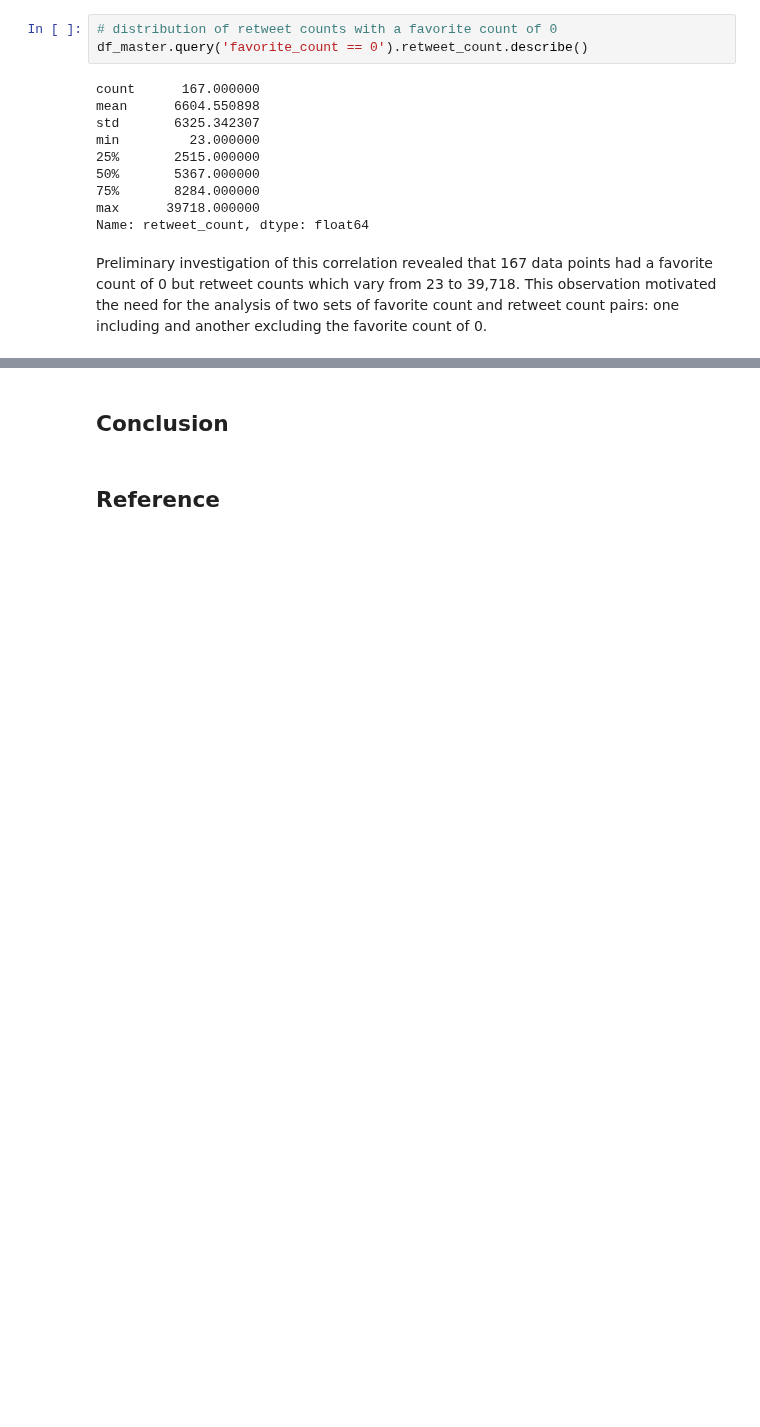
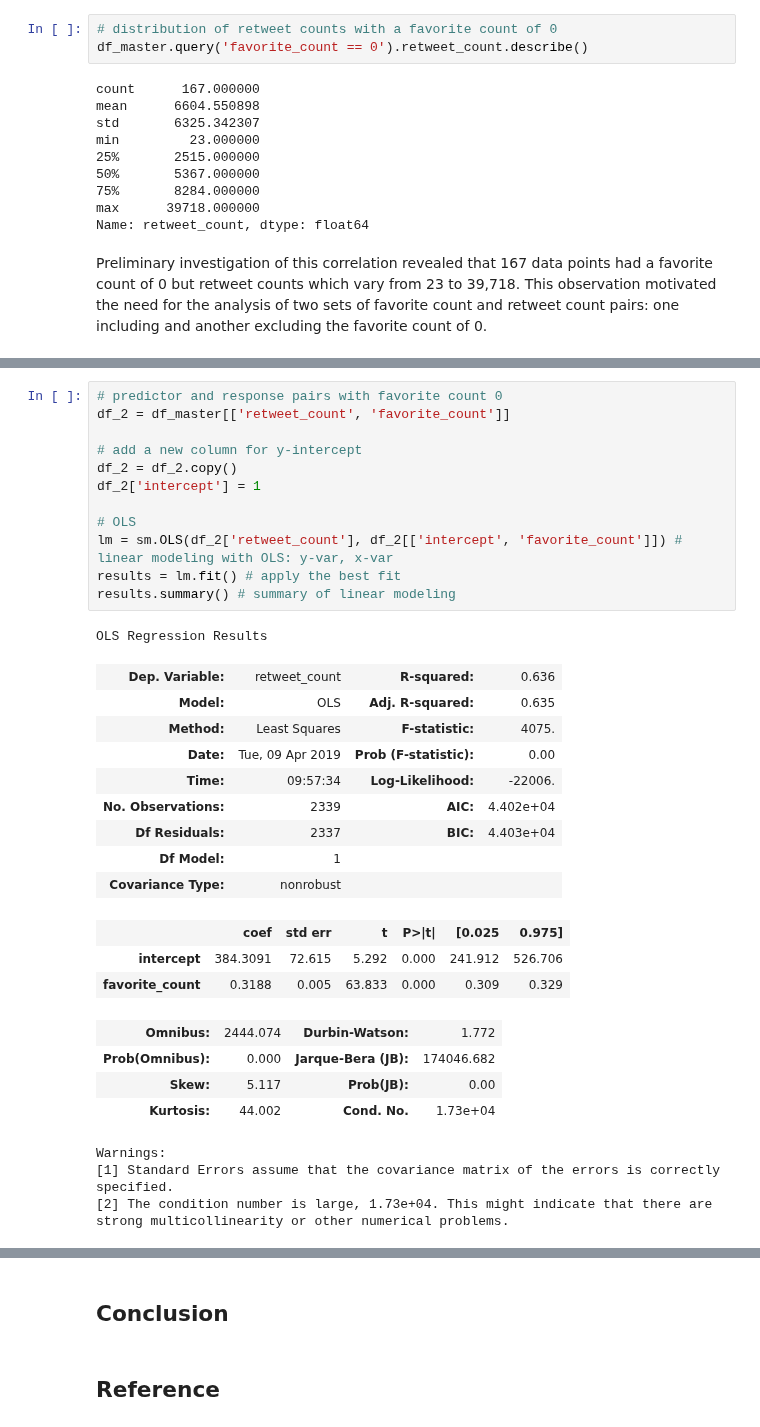
Before and after one commit to jmlcode/p3-analyze-tweet-data, a Jupyter notebook: eda_act.ipynb, the cells around one changed output, grey strips where cells are left out. Cells and saved outputs as stored; diff of their text form; blank space fills up the shorter version.

```diff
--- a/eda_act.ipynb
+++ b/eda_act.ipynb
@@ -347,0 +424,34 @@ Preliminary investigation of this correlation revealed that 167 data points had
+# %%
+# predictor and response pairs with favorite count 0
+df_2 = df_master[['retweet_count', 'favorite_count']]
+
+# add a new column for y-intercept
+df_2 = df_2.copy()
+df_2['intercept'] = 1
+
+# OLS
+lm = sm.OLS(df_2['retweet_count'], df_2[['intercept', 'favorite_count']]) # linear modeling with OLS: y-var, x-var
+results = lm.fit() # apply the best fit
+results.summary() # summary of linear modeling
+# %% [output]
+OLS Regression Results
+| Dep. Variable: | retweet_count | R-squared: | 0.636 |
+| Model: | OLS | Adj. R-squared: | 0.635 |
+| Method: | Least Squares | F-statistic: | 4075. |
+| Date: | Tue, 09 Apr 2019 | Prob (F-statistic): | 0.00 |
+| Time: | 09:57:34 | Log-Likelihood: | -22006. |
+| No. Observations: | 2339 | AIC: | 4.402e+04 |
+| Df Residuals: | 2337 | BIC: | 4.403e+04 |
+| Df Model: | 1 |  |  |
+| Covariance Type: | nonrobust |  |  |
+|  | coef | std err | t | P>|t| | [0.025 | 0.975] |
+| intercept | 384.3091 | 72.615 | 5.292 | 0.000 | 241.912 | 526.706 |
+| favorite_count | 0.3188 | 0.005 | 63.833 | 0.000 | 0.309 | 0.329 |
+| Omnibus: | 2444.074 | Durbin-Watson: | 1.772 |
+| Prob(Omnibus): | 0.000 | Jarque-Bera (JB): | 174046.682 |
+| Skew: | 5.117 | Prob(JB): | 0.00 |
+| Kurtosis: | 44.002 | Cond. No. | 1.73e+04 |
+Warnings:
+[1] Standard Errors assume that the covariance matrix of the errors is correctly specified.
+[2] The condition number is large, 1.73e+04. This might indicate that there are
+strong multicollinearity or other numerical problems.
```
Also changed, not shown: parts of 7 cells of this notebook.
